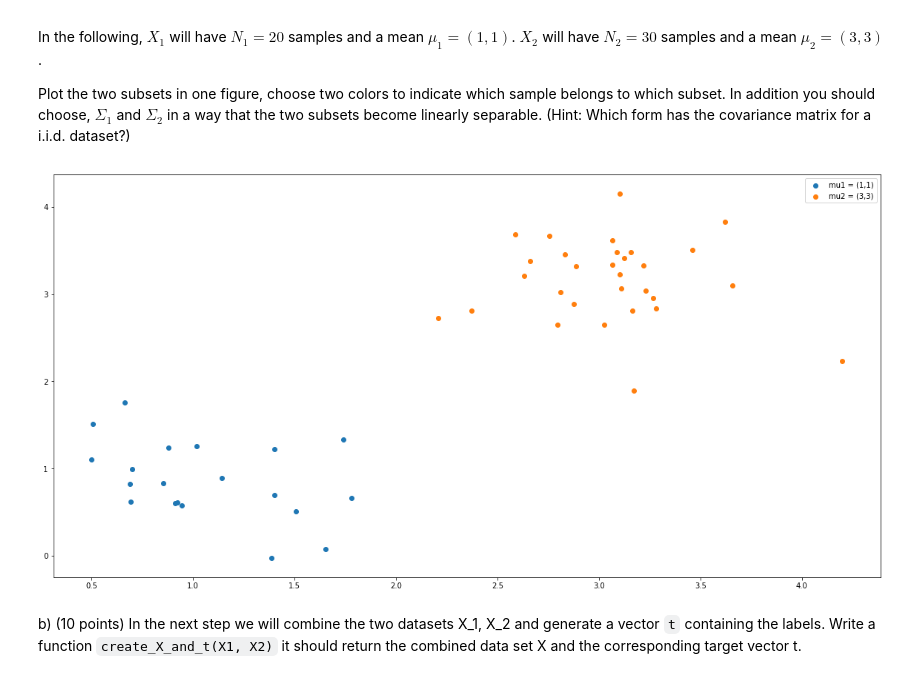
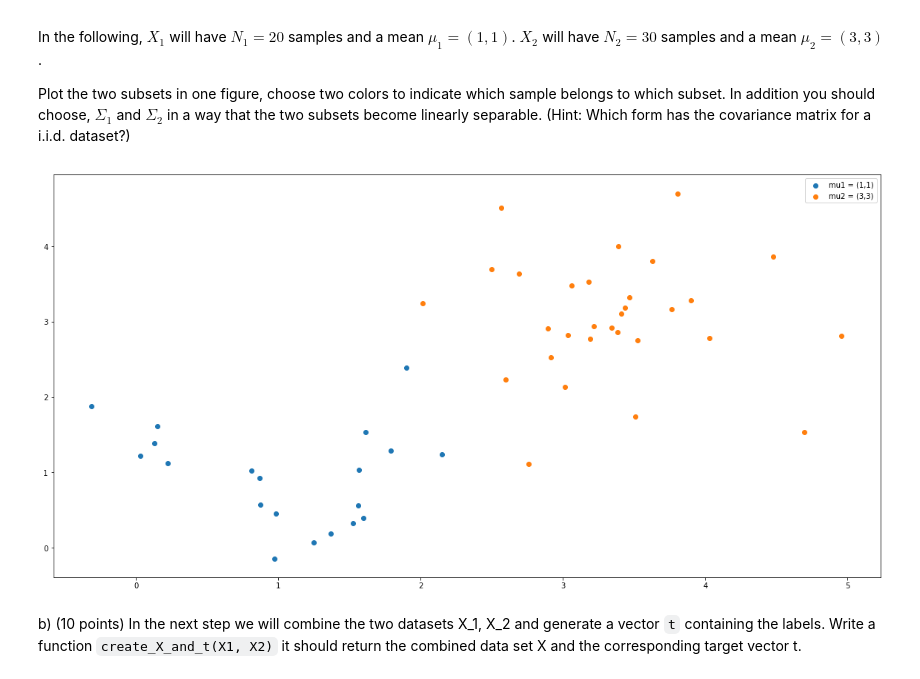
Before and after one commit to jorism1993/ML-lab1, a Jupyter notebook: lab3.ipynb, the cells around one changed output. Cells and saved outputs as stored; diff of their text form; code cells hidden in the pictures.

```diff
--- a/lab3.ipynb
+++ b/lab3.ipynb
@@ -356,25 +356,25 @@ Plot the two subsets in one figure, choose two colors to indicate which sample b
 # %%
 # YOUR CODE HERE
 # raise NotImplementedError()
 N1 = 20
 N2 = 30
 mu1 = np.array([1,1])
 mu2 = np.array([3,3])
 
 # If it is IID, both Sigma matrices should only have elements on the diagonal
 # Taking small values so that the data sets do not overlap
-Sigma1 = np.matrix(' 0.2 , 0 ; 0 , 0.2')
-Sigma2 = np.matrix(' 0.3 , 0 ; 0 , 0.3')
+Sigma1 = np.matrix(' 0.5 , 0 ; 0 , 0.5')
+Sigma2 = np.matrix(' 0.6 , 0 ; 0 , 0.6')
 
 X1 = np.random.multivariate_normal(mu1,Sigma1,N1)
 X2 = np.random.multivariate_normal(mu2,Sigma2,N2)
 
 plt.scatter(X1[:,0],X1[:,1],label='mu1 = (1,1)')
 plt.scatter(X2[:,0],X2[:,1],label='mu2 = (3,3)')
 plt.legend()
 plt.show()
 # %% [output]
-[figure, old version]
+[figure, new version]
 # %% [markdown]
 b) (10 points) In the next step we will combine the two datasets X_1, X_2 and generate a vector `t` containing the labels. Write a function `create_X_and_t(X1, X2)` it should return the combined data set X and the corresponding target vector t.
 # %%
```
Also changed, not shown: parts of 4 cells of this notebook, 1 other file.
